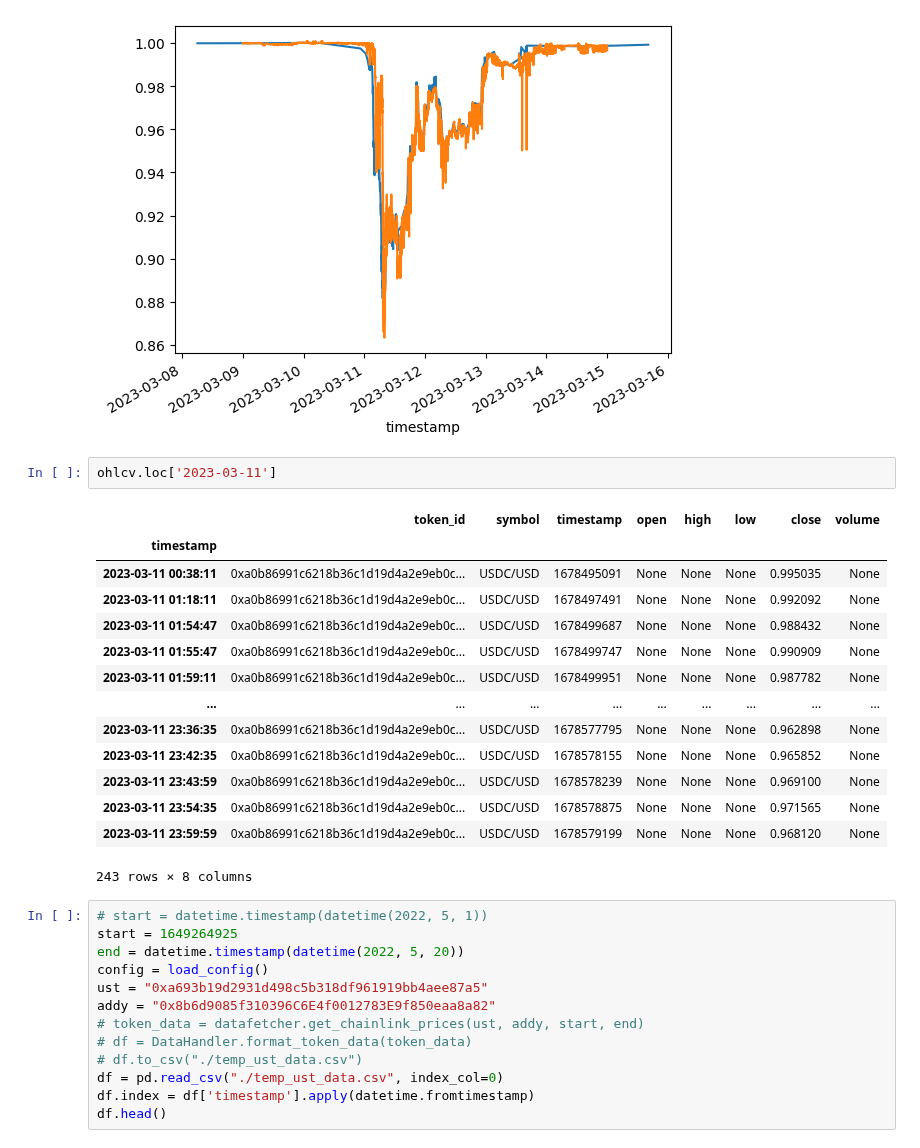
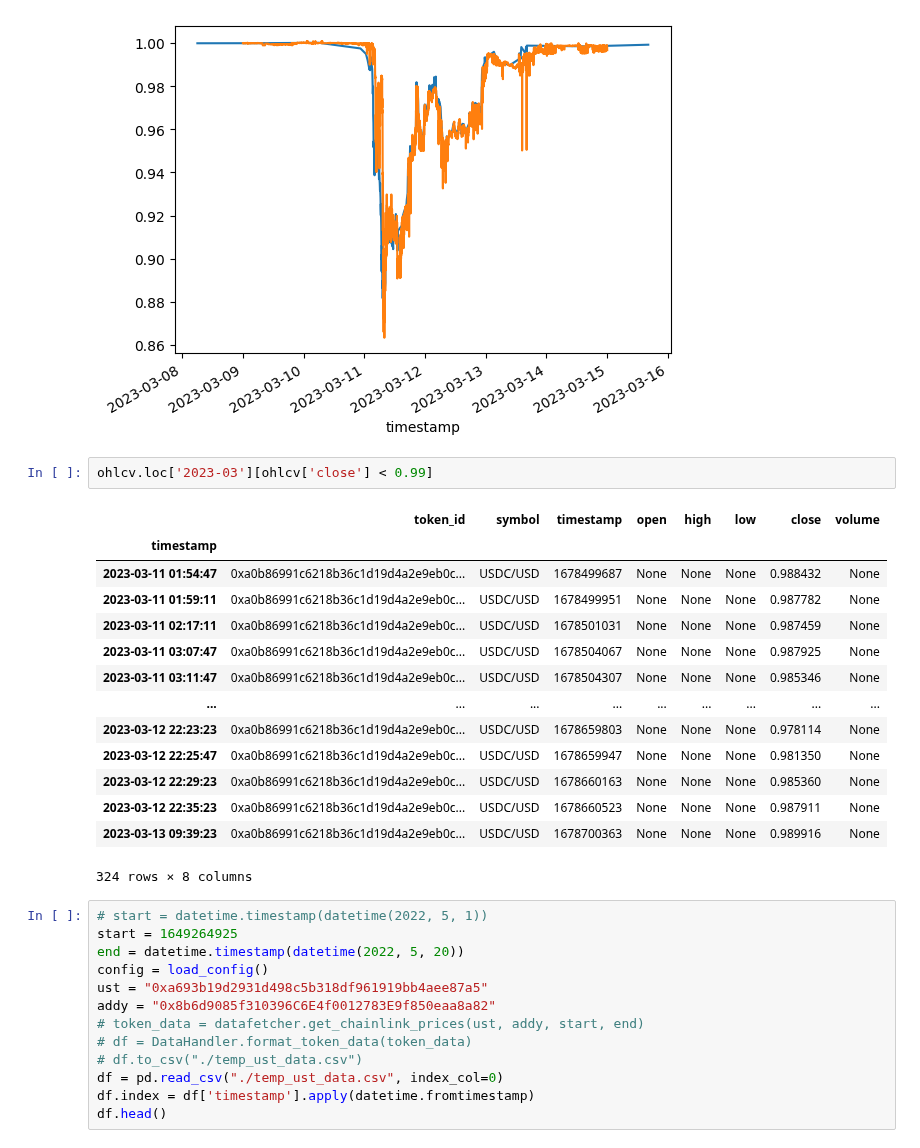
Before and after one commit to xenophonlabs/curve-lp-metrics, a Jupyter notebook: notebooks/ust_prices.ipynb, the cells around one changed output. Drawn from its saved outputs; the diff is of its cells as text.

```diff
--- a/notebooks/ust_prices.ipynb
+++ b/notebooks/ust_prices.ipynb
@@ -70,22 +66,22 @@ ccxt_ohlcv['close'].plot()
 <Axes: xlabel='timestamp'>
 [figure]
 # %%
-ohlcv.loc['2023-03-11']
+ohlcv.loc['2023-03'][ohlcv['close'] < 0.99]
 # %% [output]
 |  | token_id | symbol | timestamp | open | high | low | close | volume |
 | timestamp |  |  |  |  |  |  |  |  |
-| 2023-03-11 00:38:11 | 0xa0b86991c6218b36c1d19d4a2e9eb0c... | USDC/USD | 1678495091 | None | None | None | 0.995035 | None |
-| 2023-03-11 01:18:11 | 0xa0b86991c6218b36c1d19d4a2e9eb0c... | USDC/USD | 1678497491 | None | None | None | 0.992092 | None |
 | 2023-03-11 01:54:47 | 0xa0b86991c6218b36c1d19d4a2e9eb0c... | USDC/USD | 1678499687 | None | None | None | 0.988432 | None |
-| 2023-03-11 01:55:47 | 0xa0b86991c6218b36c1d19d4a2e9eb0c... | USDC/USD | 1678499747 | None | None | None | 0.990909 | None |
 | 2023-03-11 01:59:11 | 0xa0b86991c6218b36c1d19d4a2e9eb0c... | USDC/USD | 1678499951 | None | None | None | 0.987782 | None |
+| 2023-03-11 02:17:11 | 0xa0b86991c6218b36c1d19d4a2e9eb0c... | USDC/USD | 1678501031 | None | None | None | 0.987459 | None |
+| 2023-03-11 03:07:47 | 0xa0b86991c6218b36c1d19d4a2e9eb0c... | USDC/USD | 1678504067 | None | None | None | 0.987925 | None |
+| 2023-03-11 03:11:47 | 0xa0b86991c6218b36c1d19d4a2e9eb0c... | USDC/USD | 1678504307 | None | None | None | 0.985346 | None |
 | ... | ... | ... | ... | ... | ... | ... | ... | ... |
-| 2023-03-11 23:36:35 | 0xa0b86991c6218b36c1d19d4a2e9eb0c... | USDC/USD | 1678577795 | None | None | None | 0.962898 | None |
-| 2023-03-11 23:42:35 | 0xa0b86991c6218b36c1d19d4a2e9eb0c... | USDC/USD | 1678578155 | None | None | None | 0.965852 | None |
-| 2023-03-11 23:43:59 | 0xa0b86991c6218b36c1d19d4a2e9eb0c... | USDC/USD | 1678578239 | None | None | None | 0.969100 | None |
-| 2023-03-11 23:54:35 | 0xa0b86991c6218b36c1d19d4a2e9eb0c... | USDC/USD | 1678578875 | None | None | None | 0.971565 | None |
-| 2023-03-11 23:59:59 | 0xa0b86991c6218b36c1d19d4a2e9eb0c... | USDC/USD | 1678579199 | None | None | None | 0.968120 | None |
+| 2023-03-12 22:23:23 | 0xa0b86991c6218b36c1d19d4a2e9eb0c... | USDC/USD | 1678659803 | None | None | None | 0.978114 | None |
+| 2023-03-12 22:25:47 | 0xa0b86991c6218b36c1d19d4a2e9eb0c... | USDC/USD | 1678659947 | None | None | None | 0.981350 | None |
+| 2023-03-12 22:29:23 | 0xa0b86991c6218b36c1d19d4a2e9eb0c... | USDC/USD | 1678660163 | None | None | None | 0.985360 | None |
+| 2023-03-12 22:35:23 | 0xa0b86991c6218b36c1d19d4a2e9eb0c... | USDC/USD | 1678660523 | None | None | None | 0.987911 | None |
+| 2023-03-13 09:39:23 | 0xa0b86991c6218b36c1d19d4a2e9eb0c... | USDC/USD | 1678700363 | None | None | None | 0.989916 | None |
-243 rows × 8 columns
+324 rows × 8 columns
 # %%
 # start = datetime.timestamp(datetime(2022, 5, 1))
 start = 1649264925
```
Also changed, not shown: parts of 4 cells of this notebook, 1 other file.
